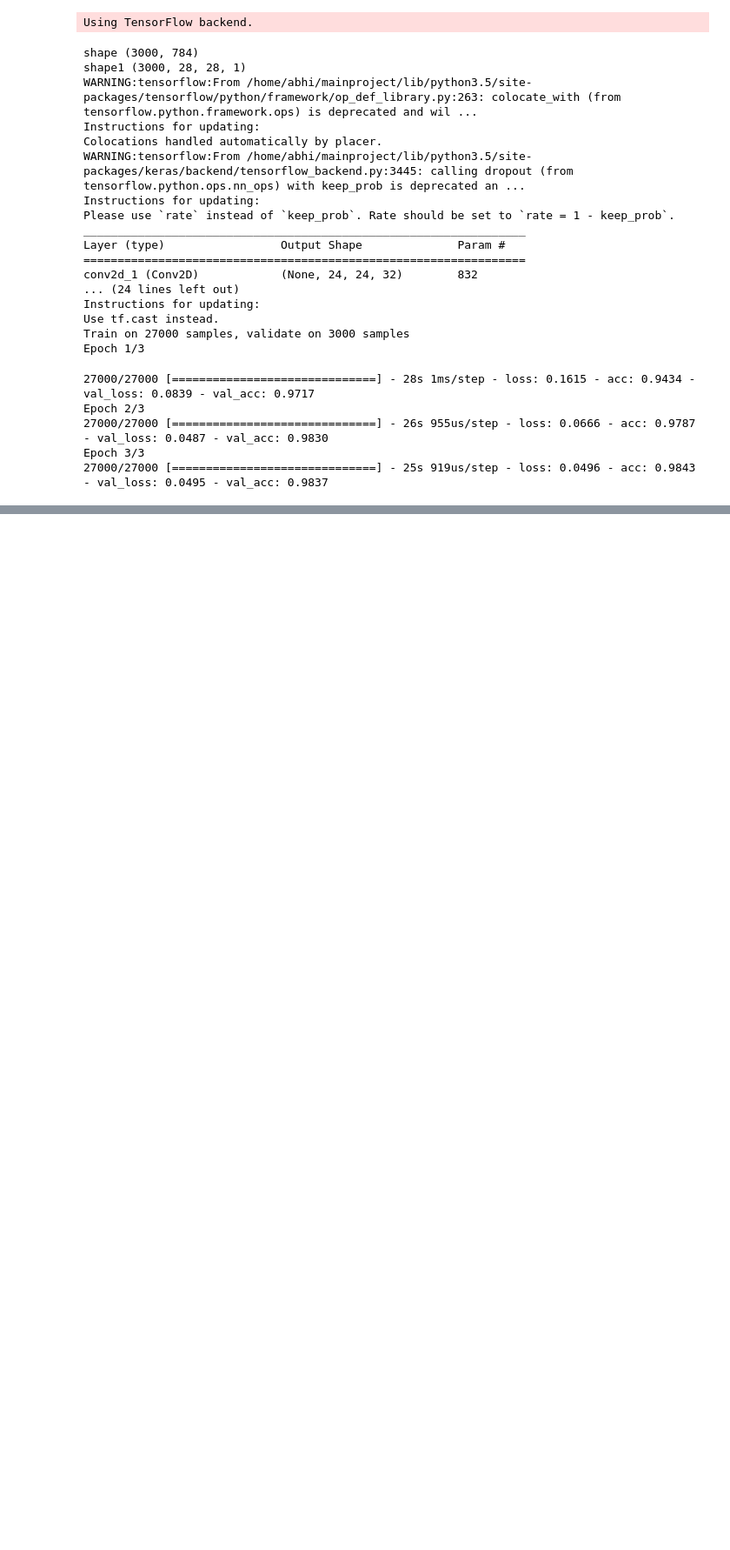
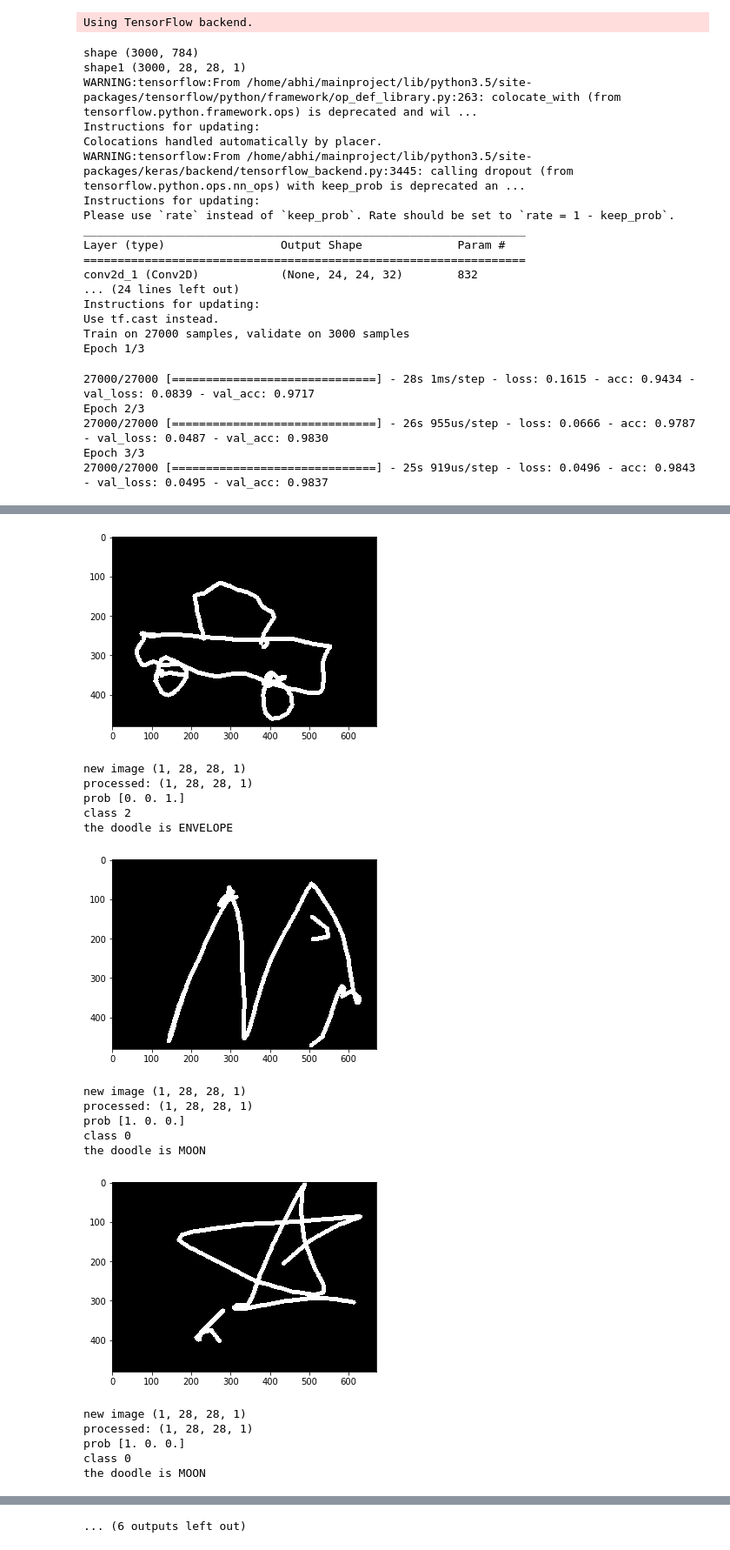
Before and after one commit to abhichacko/Quickdraw, a Jupyter notebook: quickdrawpython3.ipynb, the cells around one changed output, grey strips where cells are left out. Shown at 87% size. Drawn from its saved outputs; the diff is of its cells as text; code cells hidden in the pictures; blank space fills up the shorter version.

```diff
--- a/quickdrawpython3.ipynb
+++ b/quickdrawpython3.ipynb
@@ -316,7 +315,11 @@ while True:
 
         #finding the center of the circle
         center = (int(M['m10'] / M['m00']), int(M['m01'] / M['m00']))
-    points.appendleft(center)
+    if key & 0xFF != ord('b'):
+
+        points.appendleft(center)
+    else:
+        points.appendleft(None)
     # Append the next deque when no contours are detected (i.e., bottle cap reversed,blue not detected
     for i in range(1,len(points)):
         if points[i-1] is None or points[i] is None:
@@ -344,30 +347,49 @@ while True:
 #         i=cv2.cvtColor(i,cv2.COLOR_BGR2GRAY)
         digit=cv2.bitwise_not(i)
         plt.imshow(digit,cmap="gray")
         plt.show()
         processed = keras_process_image(digit)
         print("new image",processed.shape)
 
         print("processed: " + str(processed.shape))
         pred_probab = model.predict(processed)[0]
         print("prob",pred_probab)
         pred_class = list(pred_probab).index(max(pred_probab))
         print("class",pred_class)
         if pred_class ==0 :
             print("the doodle is MOON")
             cv2.putText(paintWindow, "prediction : star", (108, 33), cv2.FONT_HERSHEY_SIMPLEX, 1, (255, 0, 0), 3, cv2.LINE_AA)
         elif pred_class ==1:
             print("the doodle is MOUNTAIN")
             cv2.putText(paintWindow, "prediction : envelope", (108, 33), cv2.FONT_HERSHEY_SIMPLEX, 1, (255, 0, 0), 3, cv2.LINE_AA)
         elif pred_class==2:
             print("the doodle is ENVELOPE")
             cv2.putText(paintWindow, "prediction : car", (108, 33), cv2.FONT_HERSHEY_SIMPLEX, 1, (255, 0, 0), 3, cv2.LINE_AA)
 
         os.remove(str(x)+".jpg")
 	# If the 'q' key is pressed, stop the loop
     if key == 27:
         break
 
 # Cleanup the camera and close any open windows
 camera.release()
 cv2.destroyAllWindows()
+# %% [output]
+[figure, added]
+new image (1, 28, 28, 1)
+processed: (1, 28, 28, 1)
+prob [0. 0. 1.]
+class 2
+the doodle is ENVELOPE
+[figure, added]
+new image (1, 28, 28, 1)
+processed: (1, 28, 28, 1)
+prob [1. 0. 0.]
+class 0
+the doodle is MOON
+[figure, added]
+new image (1, 28, 28, 1)
+processed: (1, 28, 28, 1)
+prob [1. 0. 0.]
+class 0
+the doodle is MOON
@@ -373,0 +414 @@ cv2.destroyAllWindows()
+... (6 outputs left out)
```
Also changed, not shown: parts of 2 cells of this notebook.
